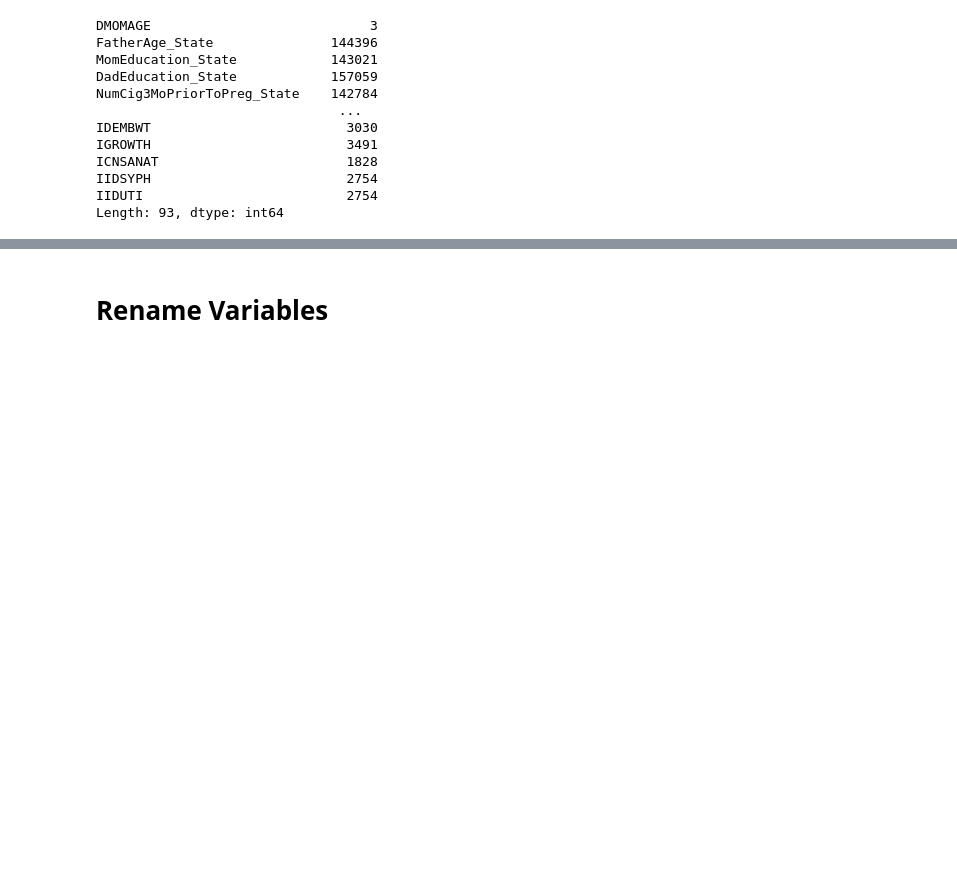
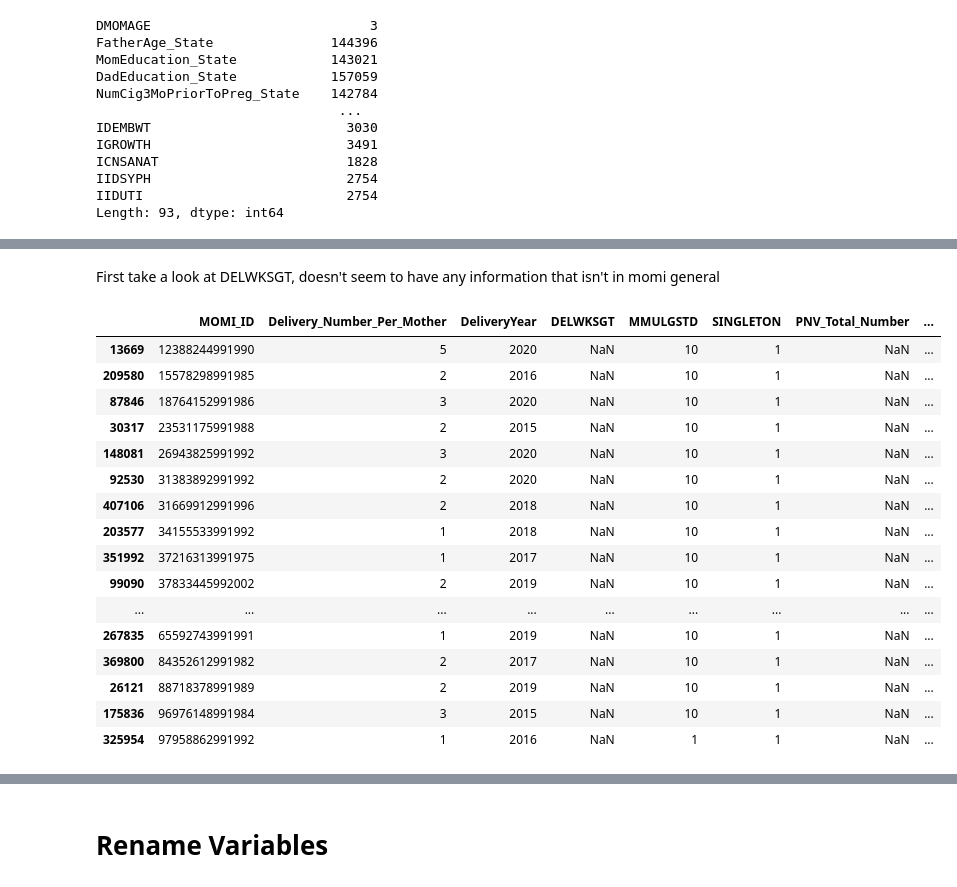
Before and after one commit to rachellb/Bennett_OUDSA5900, a Jupyter notebook: Descriptions/Momi_Descriptions.ipynb, the cells around one changed output, grey strips where cells are left out. Cells and saved outputs as stored; diff of their text form; code cells hidden in the pictures; blank space fills up the shorter version.

```diff
--- a/Descriptions/Momi_Descriptions.ipynb
+++ b/Descriptions/Momi_Descriptions.ipynb
@@ -203,3 +219,6 @@ msno.heatmap(momi)
 # %% [output]
 <AxesSubplot:>
 [figure]
+# %%
+pd.set_option('display.max_rows', None)
+momi.isnull().sum()/len(momi)*100
@@ -225,0 +285,22 @@ msno.matrix(prenatal)
+# %% [markdown]
+First take a look at DELWKSGT, doesn't seem to have any information that isn't in momi general
+# %%
+prenatal[prenatal['DELWKSGT'].isnull()].sort_values(by=['MOMI_ID'])
+# %% [output]
+|  | MOMI_ID | Delivery_Number_Per_Mother | DeliveryYear | DELWKSGT | MMULGSTD | SINGLETON | PNV_Total_Number | ... |
+| 13669 | 12388244991990 | 5 | 2020 | NaN | 10 | 1 | NaN | ... |
+| 209580 | 15578298991985 | 2 | 2016 | NaN | 10 | 1 | NaN | ... |
+| 87846 | 18764152991986 | 3 | 2020 | NaN | 10 | 1 | NaN | ... |
+| 30317 | 23531175991988 | 2 | 2015 | NaN | 10 | 1 | NaN | ... |
+| 148081 | 26943825991992 | 3 | 2020 | NaN | 10 | 1 | NaN | ... |
+| 92530 | 31383892991992 | 2 | 2020 | NaN | 10 | 1 | NaN | ... |
+| 407106 | 31669912991996 | 2 | 2018 | NaN | 10 | 1 | NaN | ... |
+| 203577 | 34155533991992 | 1 | 2018 | NaN | 10 | 1 | NaN | ... |
+| 351992 | 37216313991975 | 1 | 2017 | NaN | 10 | 1 | NaN | ... |
+| 99090 | 37833445992002 | 2 | 2019 | NaN | 10 | 1 | NaN | ... |
+| ... | ... | ... | ... | ... | ... | ... | ... | ... |
+| 267835 | 65592743991991 | 1 | 2019 | NaN | 10 | 1 | NaN | ... |
+| 369800 | 84352612991982 | 2 | 2017 | NaN | 10 | 1 | NaN | ... |
+| 26121 | 88718378991989 | 2 | 2019 | NaN | 10 | 1 | NaN | ... |
+| 175836 | 96976148991984 | 3 | 2015 | NaN | 10 | 1 | NaN | ... |
+| 325954 | 97958862991992 | 1 | 2016 | NaN | 1 | 1 | NaN | ... |
```
Also changed, not shown: parts of 55 cells of this notebook, 3 other files.
